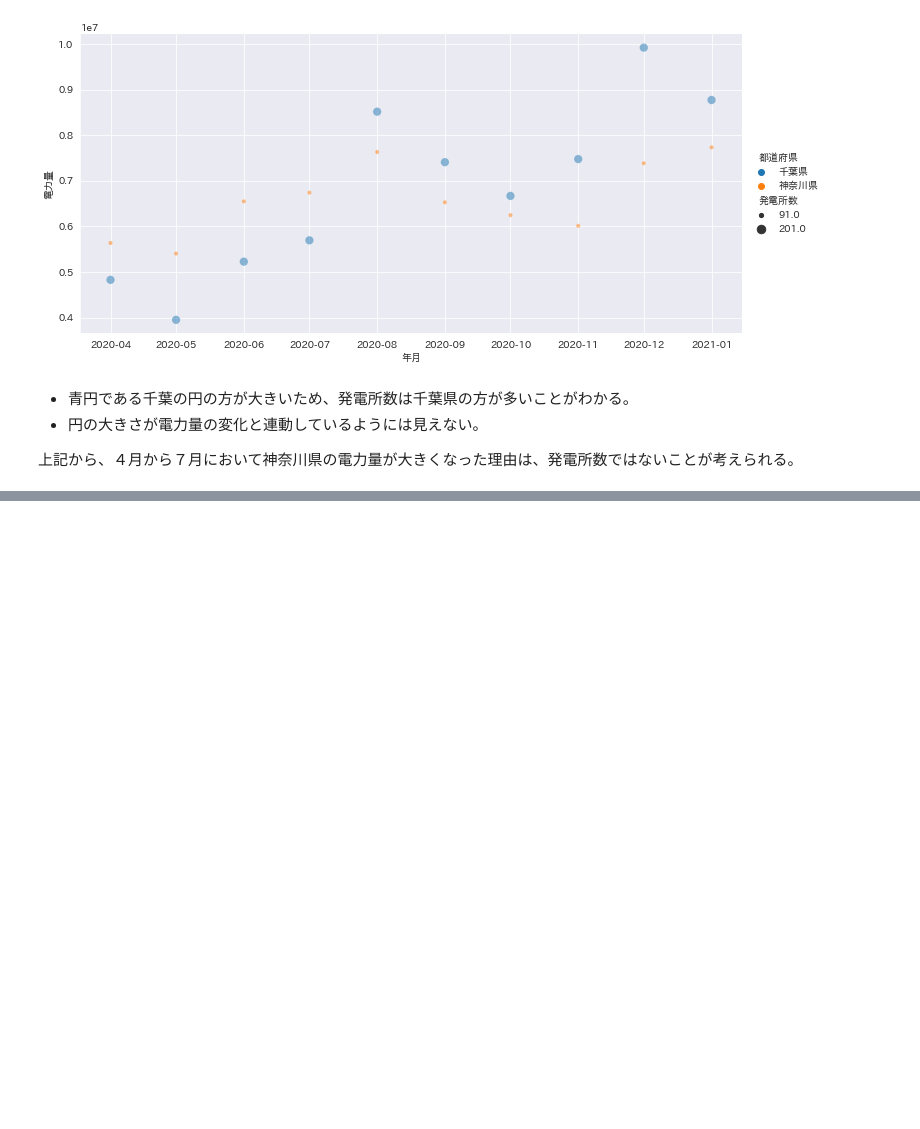
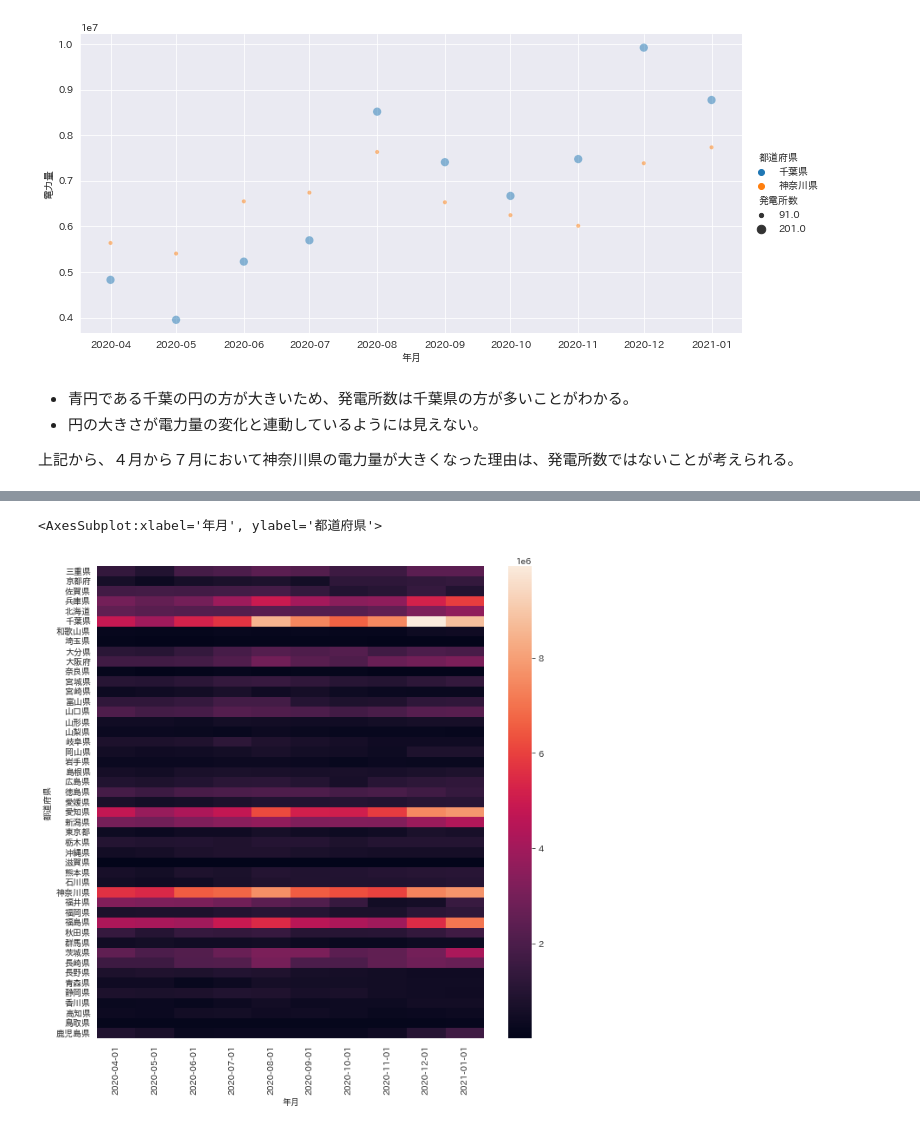
Before and after one commit to 1024xx4/100_Data_processing--visualization, a Jupyter notebook: excel_data.ipynb, the cells around one changed output, grey strips where cells are left out. Cells and saved outputs as stored; diff of their text form; code cells hidden in the pictures; blank space fills up the shorter version.

Commit message:
Visualize: 都道府県、年月別の電力量を可視化してみる#3

```diff
--- a/excel_data.ipynb
+++ b/excel_data.ipynb
@@ -688,0 +693,8 @@ sns.relplot(x=viz_data_join['年月'], y=viz_data_join['電力量'], hue=viz_dat
+# %%
+# 都道府県、年月別電力量
+viz_data = datas_v_all[['都道府県', '年月', '値']].loc[datas_v_all['項目']=='電力量']  # 電力量で Data を絞り込み :都道府県, :年月, :値 のみ抽出
+viz_data = viz_data.groupby(['年月', '都道府県'], as_index=False).sum()  # :年月, :都道府県 で集計
+viz_data['年月'] = viz_data['年月'] = pd.to_datetime(viz_data['年月']).dt.date  # :年月Data を datetime型に型変更しdata型に
+
+viz_data = viz_data.pivot_table(values='値', columns='年月', index='都道府県')  # Pivot table化
+viz_data.head(5)
@@ -688,0 +709,7 @@ sns.relplot(x=viz_data_join['年月'], y=viz_data_join['電力量'], hue=viz_dat
+# %%
+# Heatmap で描画
+plt.figure(figsize=(10, 10))
+sns.heatmap(viz_data)
+# %% [output]
+<AxesSubplot:xlabel='年月', ylabel='都道府県'>
+[figure, added]
```
Also changed, not shown: parts of 3 cells of this notebook.
